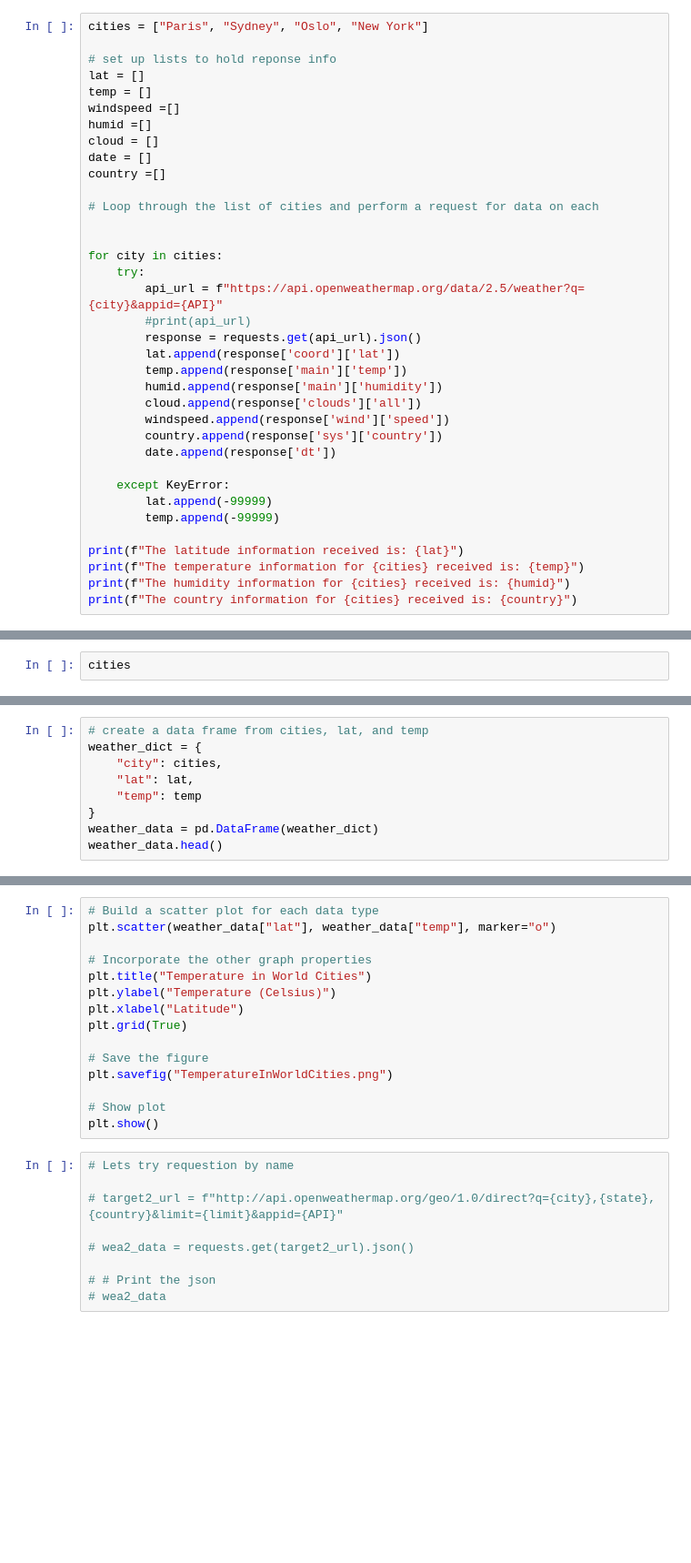
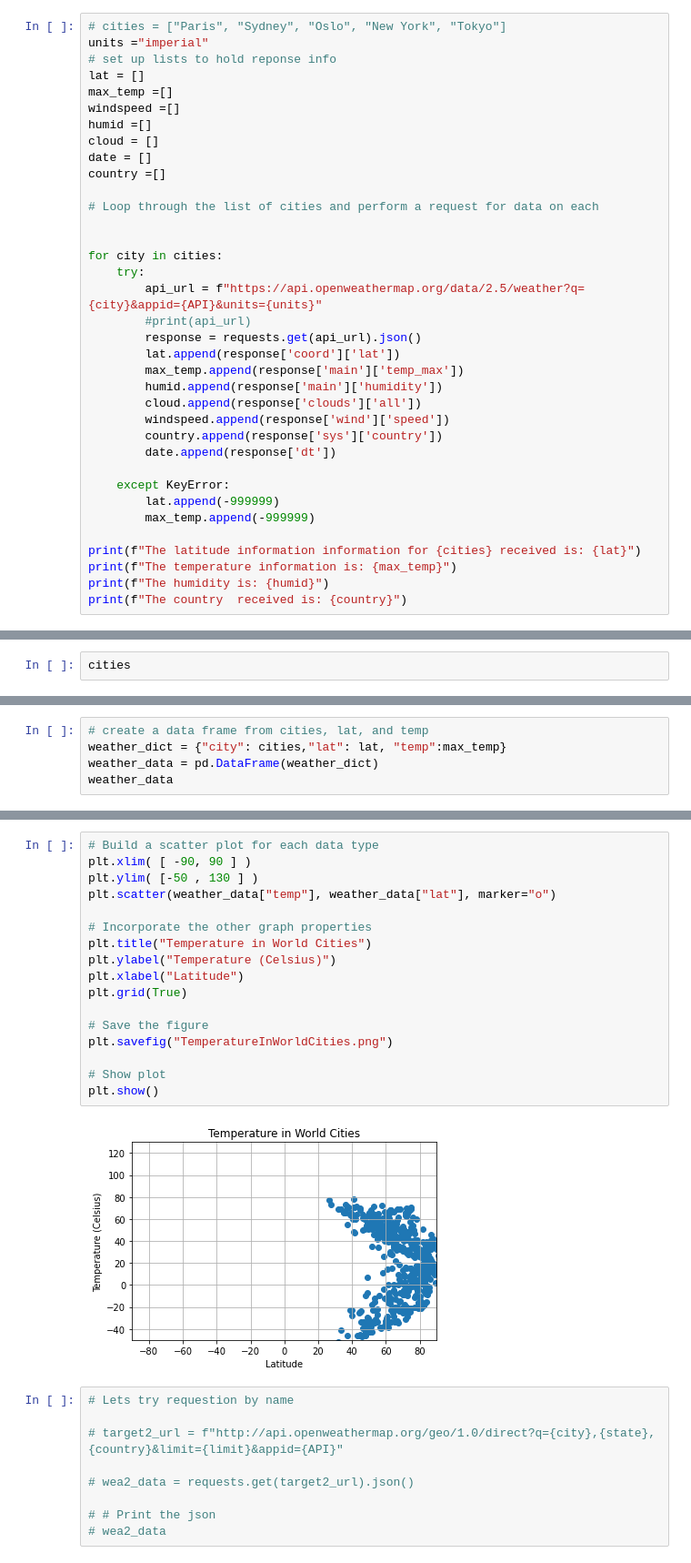
Before and after one commit to Rob397/python-api-challenge, a Jupyter notebook: WeatherPy/WeatherPy.ipynb, the cells around one changed output, grey strips where cells are left out. Shown at 91% size. Saved outputs shown, nothing was run; the diff lists cells and outputs as text; blank space fills up the shorter version.

Commit message:
Did another method
added the correct code for plots

```diff
--- a/WeatherPy/WeatherPy.ipynb
+++ b/WeatherPy/WeatherPy.ipynb
@@ -95,9 +97,9 @@ for lat_lng in lat_lngs:
 # %%
-cities = ["Paris", "Sydney", "Oslo", "New York"]
-
+# cities = ["Paris", "Sydney", "Oslo", "New York", "Tokyo"]
+units ="imperial"
 # set up lists to hold reponse info
 lat = []
-temp = []
+max_temp =[]
 windspeed =[]
 humid =[]
 cloud = []
@@ -109,11 +111,11 @@ country =[]
 
 for city in cities:
     try:
-        api_url = f"https://api.openweathermap.org/data/2.5/weather?q={city}&appid={API}"
+        api_url = f"https://api.openweathermap.org/data/2.5/weather?q={city}&appid={API}&units={units}"
         #print(api_url)
         response = requests.get(api_url).json()
         lat.append(response['coord']['lat'])
-        temp.append(response['main']['temp'])
+        max_temp.append(response['main']['temp_max'])
         humid.append(response['main']['humidity'])
         cloud.append(response['clouds']['all'])
         windspeed.append(response['wind']['speed'])
@@ -121,11 +123,11 @@ for city in cities:
         date.append(response['dt'])
 
     except KeyError:
-        lat.append(-99999)
-        temp.append(-99999)
+        lat.append(-999999)
+        max_temp.append(-999999)
 
-print(f"The latitude information received is: {lat}")
-print(f"The temperature information for {cities} received is: {temp}")
-print(f"The humidity information for {cities} received is: {humid}")
-print(f"The country information for {cities} received is: {country}")
+print(f"The latitude information information for {cities} received is: {lat}")
+print(f"The temperature information is: {max_temp}")
+print(f"The humidity is: {humid}")
+print(f"The country  received is: {country}")
 # %% [output]
@@ -146,9 +161,5 @@ wea_data
 # %%
 # create a data frame from cities, lat, and temp
-weather_dict = {
-    "city": cities,
-    "lat": lat,
-    "temp": temp
-}
+weather_dict = {"city": cities,"lat": lat, "temp":max_temp}
 weather_data = pd.DataFrame(weather_dict)
-weather_data.head()
+weather_data
@@ -155,18 +180,22 @@ weather_data.head()
 # %%
 # Build a scatter plot for each data type
-plt.scatter(weather_data["lat"], weather_data["temp"], marker="o")
+plt.xlim( [ -90, 90 ] )
+plt.ylim( [-50 , 130 ] )
+plt.scatter(weather_data["temp"], weather_data["lat"], marker="o")
 
 # Incorporate the other graph properties
 plt.title("Temperature in World Cities")
 plt.ylabel("Temperature (Celsius)")
 plt.xlabel("Latitude")
 plt.grid(True)
 
 # Save the figure
 plt.savefig("TemperatureInWorldCities.png")
 
 # Show plot
 plt.show()
+# %% [output]
+[figure, added]
 # %%
 # Lets try requestion by name
 
```
Also changed, not shown: parts of 16 cells of this notebook, 2 other files.
